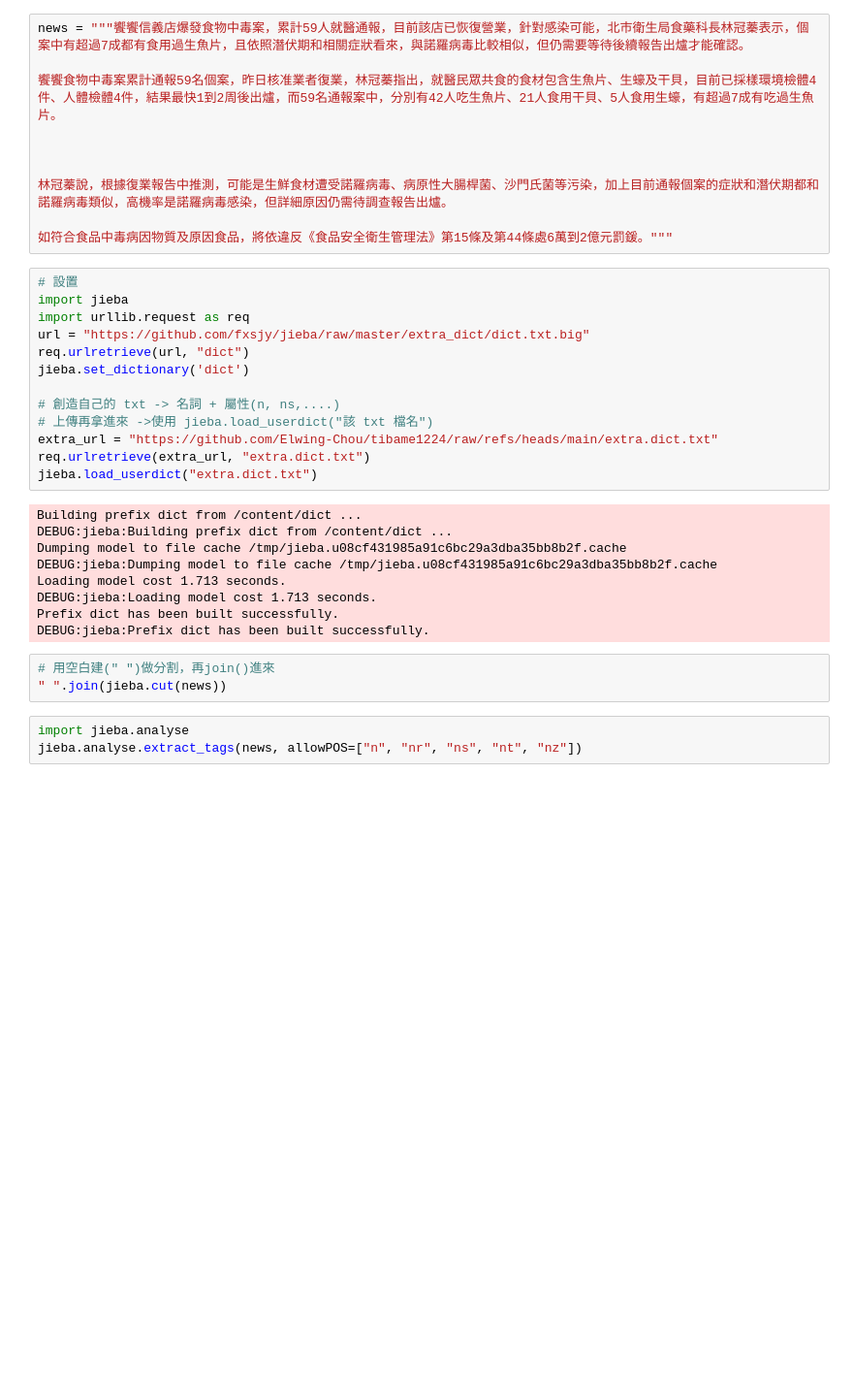
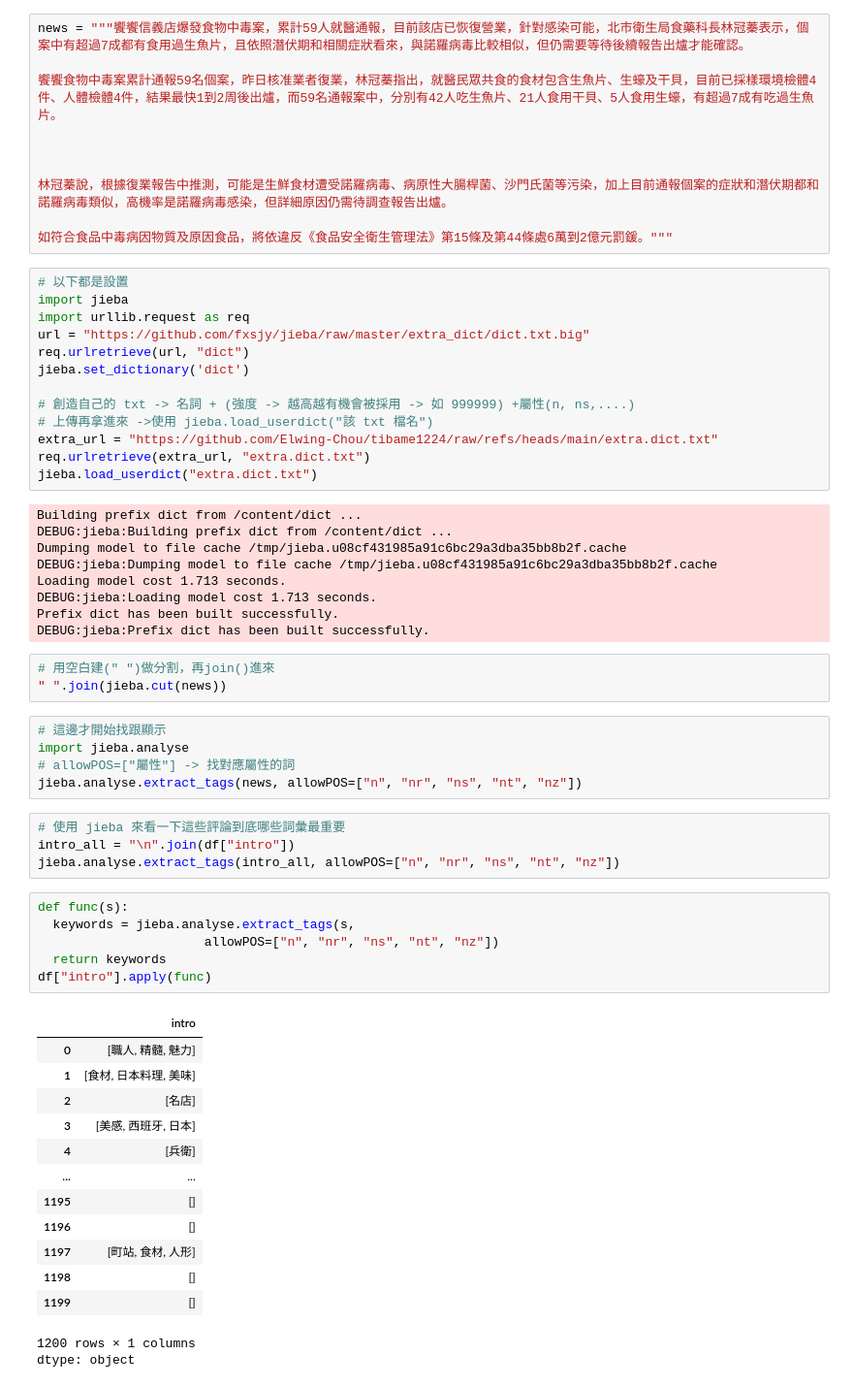
Before and after one commit to kamian-chris/20241224-AI, a Jupyter notebook: 0113_01.ipynb, the cells around one changed output. Shown: that part at 97% size. Saved outputs shown, nothing was run; the diff lists cells and outputs as text; blank space fills up the shorter version.

```diff
--- a/0113_01.ipynb
+++ b/0113_01.ipynb
@@ -348,14 +294,14 @@ news = """饗饗信義店爆發食物中毒案，累計59人就醫通報，目
 
 如符合食品中毒病因物質及原因食品，將依違反《食品安全衛生管理法》第15條及第44條處6萬到2億元罰鍰。"""
 # %%
-# 設置
+# 以下都是設置
 import jieba
 import urllib.request as req
 url = "https://github.com/fxsjy/jieba/raw/master/extra_dict/dict.txt.big"
 req.urlretrieve(url, "dict")
 jieba.set_dictionary('dict')
 
-# 創造自己的 txt -> 名詞 + 屬性(n, ns,....)
+# 創造自己的 txt -> 名詞 + (強度 -> 越高越有機會被採用 -> 如 999999) +屬性(n, ns,....)
 # 上傳再拿進來 ->使用 jieba.load_userdict("該 txt 檔名")
 extra_url = "https://github.com/Elwing-Chou/tibame1224/raw/refs/heads/main/extra.dict.txt"
 req.urlretrieve(extra_url, "extra.dict.txt")
@@ -373,5 +319,32 @@ DEBUG:jieba:Prefix dict has been built successfully.
 # 用空白建(" ")做分割，再join()進來
 " ".join(jieba.cut(news))
 # %%
+# 這邊才開始找跟顯示
 import jieba.analyse
+# allowPOS=["屬性"] -> 找對應屬性的詞
 jieba.analyse.extract_tags(news, allowPOS=["n", "nr", "ns", "nt", "nz"])
+# %%
+# 使用 jieba 來看一下這些評論到底哪些詞彙最重要
+intro_all = "\n".join(df["intro"])
+jieba.analyse.extract_tags(intro_all, allowPOS=["n", "nr", "ns", "nt", "nz"])
+# %%
+def func(s):
+  keywords = jieba.analyse.extract_tags(s,
+                      allowPOS=["n", "nr", "ns", "nt", "nz"])
+  return keywords
+df["intro"].apply(func)
+# %% [output]
+|  | intro |
+| 0 | [職人, 精髓, 魅力] |
+| 1 | [食材, 日本料理, 美味] |
+| 2 | [名店] |
+| 3 | [美感, 西班牙, 日本] |
+| 4 | [兵衛] |
+| ... | ... |
+| 1195 | [] |
+| 1196 | [] |
+| 1197 | [町站, 食材, 人形] |
+| 1198 | [] |
+| 1199 | [] |
+1200 rows × 1 columns
+dtype: object
```
Also changed, not shown: parts of 5 cells of this notebook.
